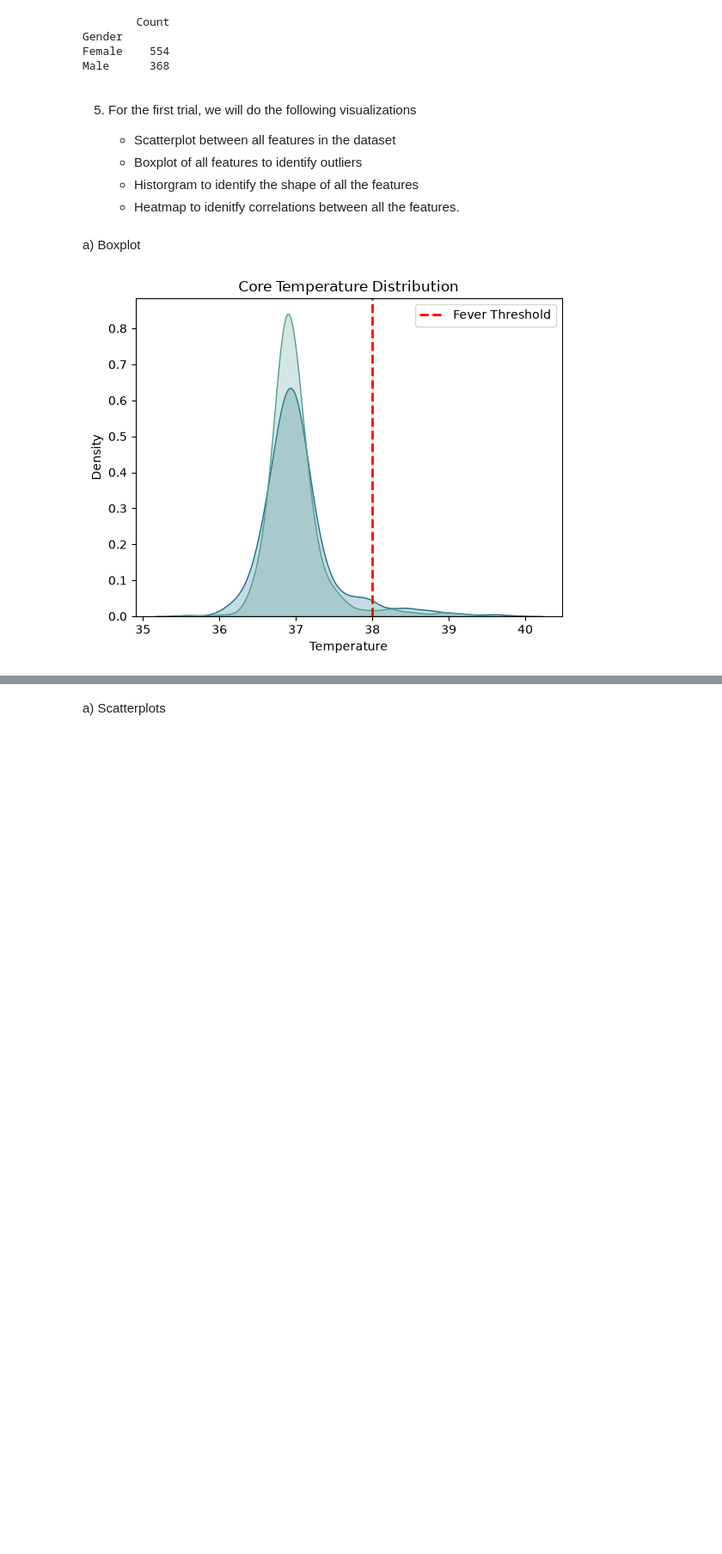
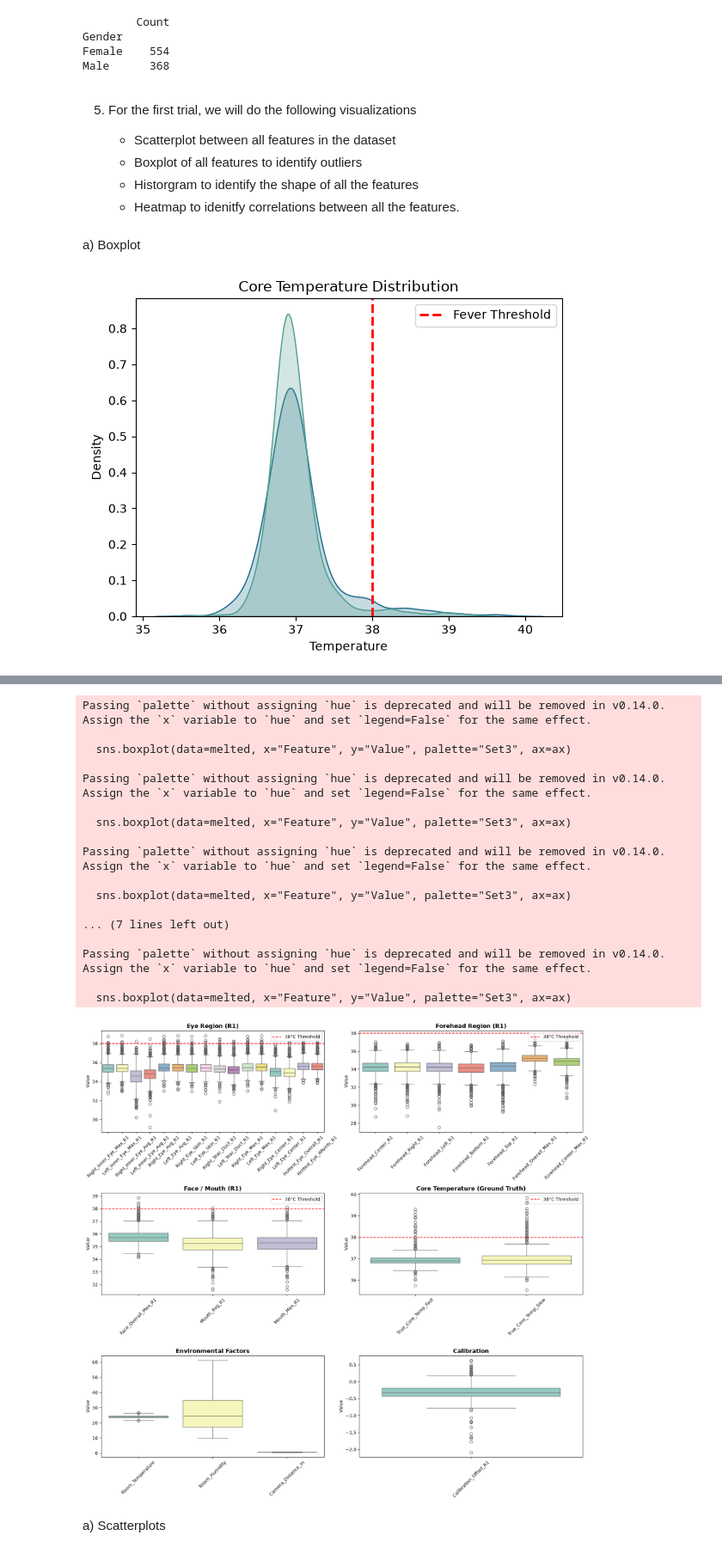
Before and after one commit to AkilanSS/23CSE301--Machine-Learning-Capstone-Project, a Jupyter notebook: notebooks/regression.ipynb, the cells around one changed output, grey strips where cells are left out. Shown at 86% size. Cells and saved outputs as stored; diff of their text form; code cells hidden in the pictures; blank space fills up the shorter version.

```diff
--- a/notebooks/regression.ipynb
+++ b/notebooks/regression.ipynb
@@ -364,3 +352,83 @@ print(outlier_df.to_string(index=False))
+# %%
+feature_groups = {
+    "Eye Region (R1)": [
+        'Right_Inner_Eye_Max_R1', 'Left_Inner_Eye_Max_R1',
+        'Right_Inner_Eye_Avg_R1', 'Left_Inner_Eye_Avg_R1',
+        'Right_Eye_Avg_R1', 'Left_Eye_Avg_R1',
+        'Right_Eye_Skin_R1', 'Left_Eye_Skin_R1',
+        'Right_Tear_Duct_R1', 'Left_Tear_Duct_R1',
+        'Right_Eye_Max_R1', 'Left_Eye_Max_R1',
+        'Right_Eye_Center_R1', 'Left_Eye_Center_R1',
+        'Hottest_Eye_Overall_R1', 'Hottest_Eye_4Points_R1'
+    ],
+    "Forehead Region (R1)": [
+        'Forehead_Center_R1', 'Forehead_Right_R1', 'Forehead_Left_R1',
+        'Forehead_Bottom_R1', 'Forehead_Top_R1',
+        'Forehead_Overall_Max_R1', 'Forehead_Center_Max_R1'
+    ],
+    "Face / Mouth (R1)": [
+        'Face_Overall_Max_R1', 'Mouth_Avg_R1', 'Mouth_Max_R1'
+    ],
+    "Core Temperature (Ground Truth)": [
+        'True_Core_Temp_Fast', 'True_Core_Temp_Slow'
+    ],
+    "Environmental Factors": [
+        'Room_Temperature', 'Room_Humidity', 'Camera_Distance_m'
+    ],
+    "Calibration": [
+        'Calibration_Offset_R1'
+    ]
+}
+
+n_groups = len(feature_groups)
+n_cols = 2
+n_rows = (n_groups + n_cols - 1) // n_cols
+
+fig, axes = plt.subplots(n_rows, n_cols, figsize=(16, 5 * n_rows))
+axes = axes.flatten()
+
+for ax, (group_name, cols) in zip(axes, feature_groups.items()):
+    melted = data[cols].melt(var_name="Feature", value_name="Value")
+    sns.boxplot(data=melted, x="Feature", y="Value", palette="Set3", ax=ax)
+    if group_name not in ["Calibration", "Environmental Factors"]:
+        ax.axhline(
+            y=38.0,
+            color='red',
+            linestyle='--',
+            linewidth=1.5,
+            zorder=5,
+            label='38°C Threshold'
+        )
+        ax.legend(loc='upper right')
+
+    ax.set_title(group_name, fontsize=13, fontweight="bold")
+    ax.set_xlabel("")
+    ax.tick_params(axis='x', rotation=45)
+
+for ax in axes[len(feature_groups):]:
+    ax.axis("off")
+
+plt.tight_layout()
+plt.show()
+# %% [output]
+Passing `palette` without assigning `hue` is deprecated and will be removed in v0.14.0. Assign the `x` variable to `hue` and set `legend=False` for the same effect.
+
+  sns.boxplot(data=melted, x="Feature", y="Value", palette="Set3", ax=ax)
+
+Passing `palette` without assigning `hue` is deprecated and will be removed in v0.14.0. Assign the `x` variable to `hue` and set `legend=False` for the same effect.
+
+  sns.boxplot(data=melted, x="Feature", y="Value", palette="Set3", ax=ax)
+
+Passing `palette` without assigning `hue` is deprecated and will be removed in v0.14.0. Assign the `x` variable to `hue` and set `legend=False` for the same effect.
+
+  sns.boxplot(data=melted, x="Feature", y="Value", palette="Set3", ax=ax)
+
+... (7 lines left out)
+
+Passing `palette` without assigning `hue` is deprecated and will be removed in v0.14.0. Assign the `x` variable to `hue` and set `legend=False` for the same effect.
+
+  sns.boxplot(data=melted, x="Feature", y="Value", palette="Set3", ax=ax)
+[figure, added]
 # %% [markdown]
 a) Scatterplots
 # %%
```
Also changed, not shown: parts of 16 cells of this notebook.
